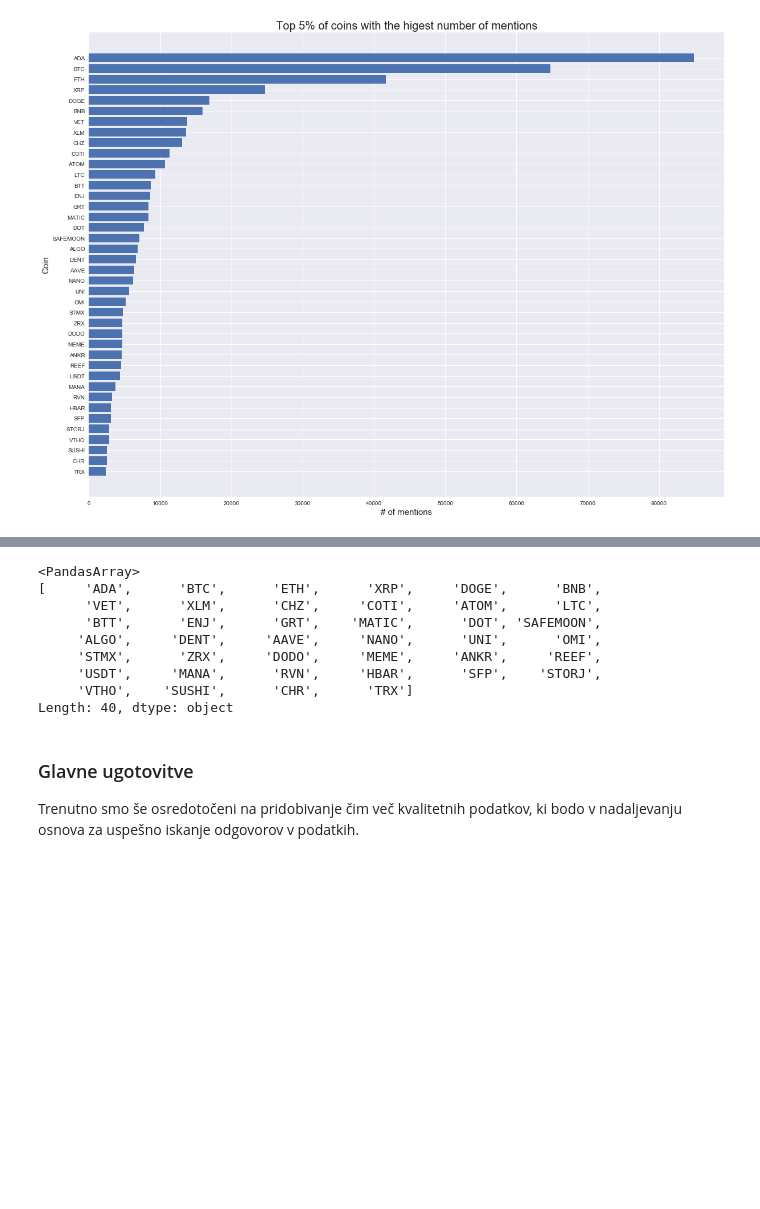
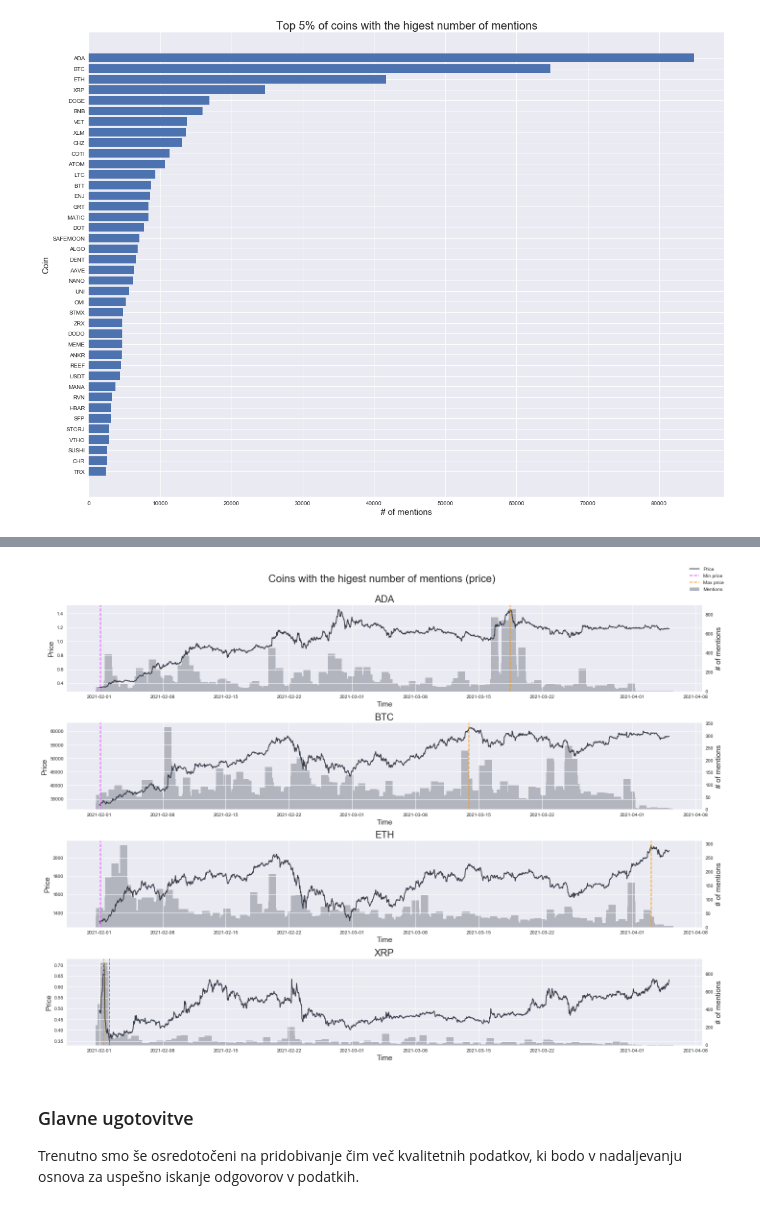
Before and after one commit to nikp00/PR21NPJSEP, a Jupyter notebook: report.ipynb, the cells around one changed output, grey strips where cells are left out. Drawn from its saved outputs; the diff is of its cells as text; code cells hidden in the pictures; blank space fills up the shorter version.

```diff
--- a/report.ipynb
+++ b/report.ipynb
@@ -347,47 +356,41 @@ for i, e in enumerate(TRACKED_COINS[0:4]):
         label="Mentions",
     )
     ax[i].plot(price_data["price"], color=COLOR_MAIN, label="Price")
 
-    min_date = biggest_volume_diff[biggest_volume_diff["coin"] == e]["min_date"]
-    max_date = biggest_volume_diff[biggest_volume_diff["coin"] == e]["max_date"]
+    min_date = biggest_price_diff[biggest_volume_diff["coin"] == e]["min_date"]
+    max_date = biggest_price_diff[biggest_volume_diff["coin"] == e]["max_date"]
 
     ax[i].axvline(
         date_parser(min_date),
         color=COLOR_MA_8,
         linestyle="--",
         label="Min price",
     )
     ax[i].axvline(
         date_parser(max_date),
         color=COLOR_MA_5,
         linestyle="--",
         label="Max price",
     )
 
     ax[i].set_zorder(ax_bar.get_zorder() + 1)
     ax[i].patch.set_visible(False)
     ax[i].set_title(f"{coin}", fontsize=TITLE_SIZE)
     ax[i].set_xlabel("Time", fontsize=AXES_LABELS_SIZE)
-    ax[i].set_ylabel("Volume", fontsize=AXES_LABELS_SIZE)
+    ax[i].set_ylabel("Price", fontsize=AXES_LABELS_SIZE)
 
     ax_bar.patch.set_visible(True)
     ax_bar.grid(b=None)
     ax_bar.set_ylabel("# of mentions", fontsize=AXES_LABELS_SIZE)
 
+l, h = ax[0].get_legend_handles_labels()
+l2, h2 = ax_bar.get_legend_handles_labels()
 
-fig.legend(*ax[0].get_legend_handles_labels())
-fig.suptitle("Coins with the biggest volume difference", fontsize=22)
+fig.legend(l + l2, h + h2)
+fig.suptitle("Coins with the higest number of mentions (price)", fontsize=22)
 fig.tight_layout(rect=[0, 0.03, 1, 0.95])
 # %% [output]
-<PandasArray>
-[     'ADA',      'BTC',      'ETH',      'XRP',     'DOGE',      'BNB',
-      'VET',      'XLM',      'CHZ',     'COTI',     'ATOM',      'LTC',
-      'BTT',      'ENJ',      'GRT',    'MATIC',      'DOT', 'SAFEMOON',
-     'ALGO',     'DENT',     'AAVE',     'NANO',      'UNI',      'OMI',
-     'STMX',      'ZRX',     'DODO',     'MEME',     'ANKR',     'REEF',
-     'USDT',     'MANA',      'RVN',     'HBAR',      'SFP',    'STORJ',
-     'VTHO',    'SUSHI',      'CHR',      'TRX']
-Length: 40, dtype: object
+[figure, added]
 # %% [markdown]
 ### Glavne ugotovitve
 
```
Also changed, not shown: parts of 3 cells of this notebook.
